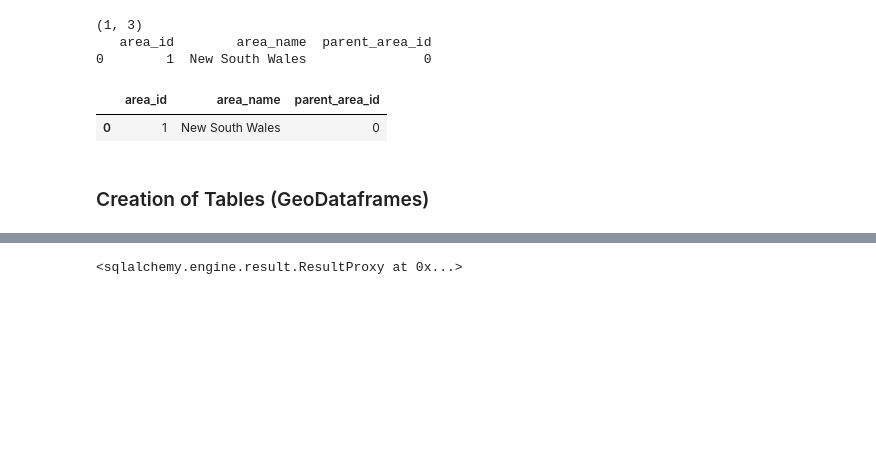
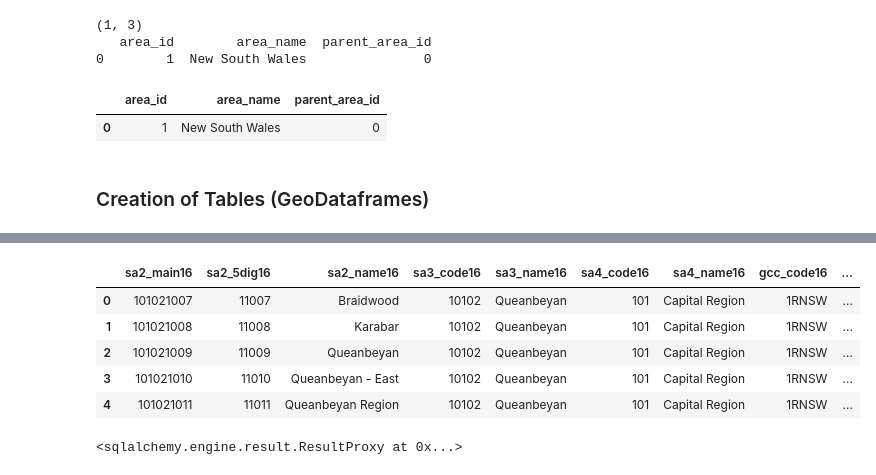
Before and after one commit to ew92/data2001_project, a Jupyter notebook: main.ipynb, the cells around one changed output, grey strips where cells are left out. Cells and saved outputs as stored; diff of their text form; code cells hidden in the pictures; blank space fills up the shorter version.

Commit message:
converted to wktelement before sql add table

```diff
--- a/main.ipynb
+++ b/main.ipynb
@@ -243,0 +275,4 @@ conn.execute(rfs_bushfire_create)
+# %%
+srid=4283
+rfs_gdf.to_sql('rfs_bushfire', conn, if_exists='append', index=False,
+                         dtype={'geom': Geometry('POINT', srid)})
@@ -244,3 +290,21 @@ conn.execute(rfs_bushfire_create)
+# %%
+def create_wkt_element(geom,srid):
+    if (geom.geom_type == 'Polygon'):
+        geom = MultiPolygon([geom])
+    return WKTElement(geom.wkt, srid)
+# %%
+srid=4283
+sa2_gdf = sa2_gdf[sa2_gdf['geometry'].notna()]
+sa2_gdf['geom'] = sa2_gdf['geometry'].apply(lambda x: create_wkt_element(geom=x, srid=srid))
+sa2_gdf = sa2_gdf.drop(columns="geometry")
+sa2_gdf.head()
+# %% [output]
+|  | sa2_main16 | sa2_5dig16 | sa2_name16 | sa3_code16 | sa3_name16 | sa4_code16 | sa4_name16 | gcc_code16 | ... |
+| 0 | 101021007 | 11007 | Braidwood | 10102 | Queanbeyan | 101 | Capital Region | 1RNSW | ... |
+| 1 | 101021008 | 11008 | Karabar | 10102 | Queanbeyan | 101 | Capital Region | 1RNSW | ... |
+| 2 | 101021009 | 11009 | Queanbeyan | 10102 | Queanbeyan | 101 | Capital Region | 1RNSW | ... |
+| 3 | 101021010 | 11010 | Queanbeyan - East | 10102 | Queanbeyan | 101 | Capital Region | 1RNSW | ... |
+| 4 | 101021011 | 11011 | Queanbeyan Region | 10102 | Queanbeyan | 101 | Capital Region | 1RNSW | ... |
 # %%
 sa2_shape_create = '''CREATE TABLE sa2_shape (
                      sa2_main16 VARCHAR(80),
```
Also changed, not shown: parts of 14 cells of this notebook.
